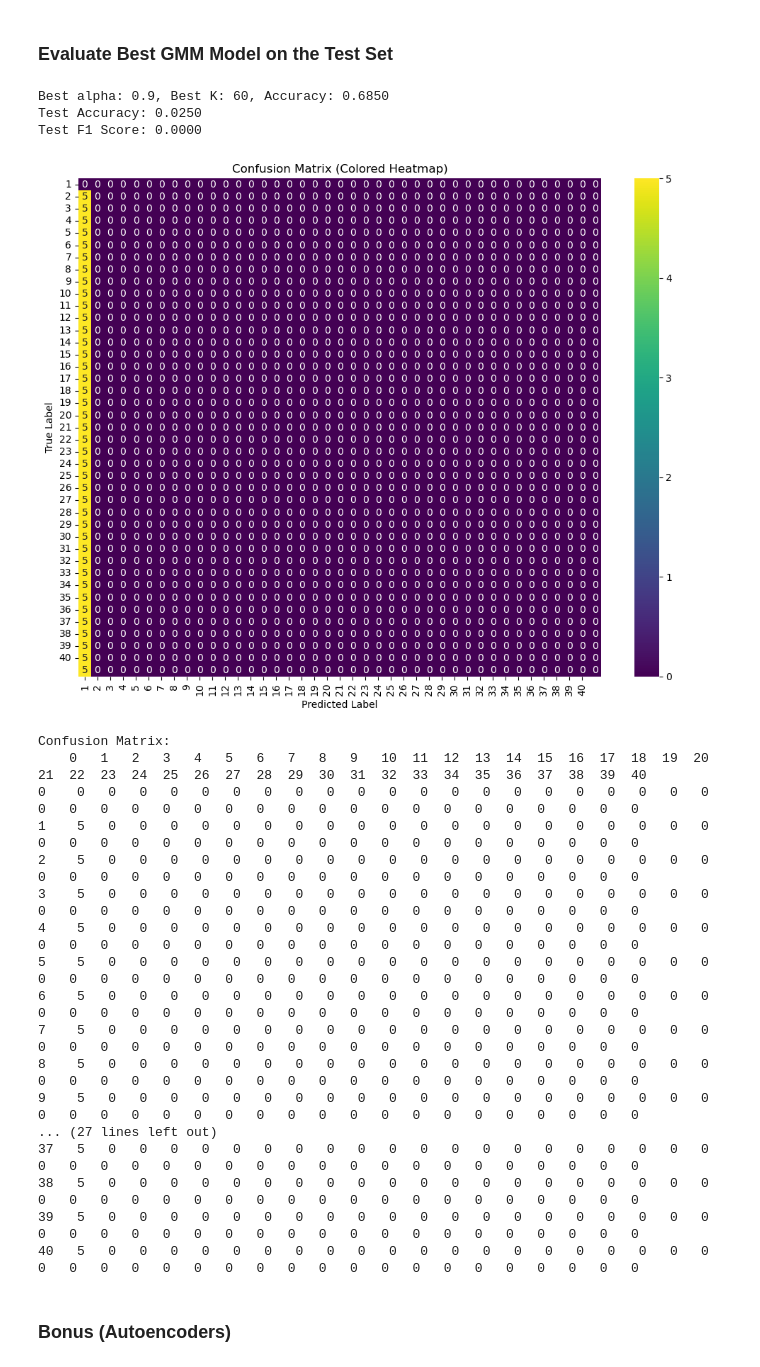
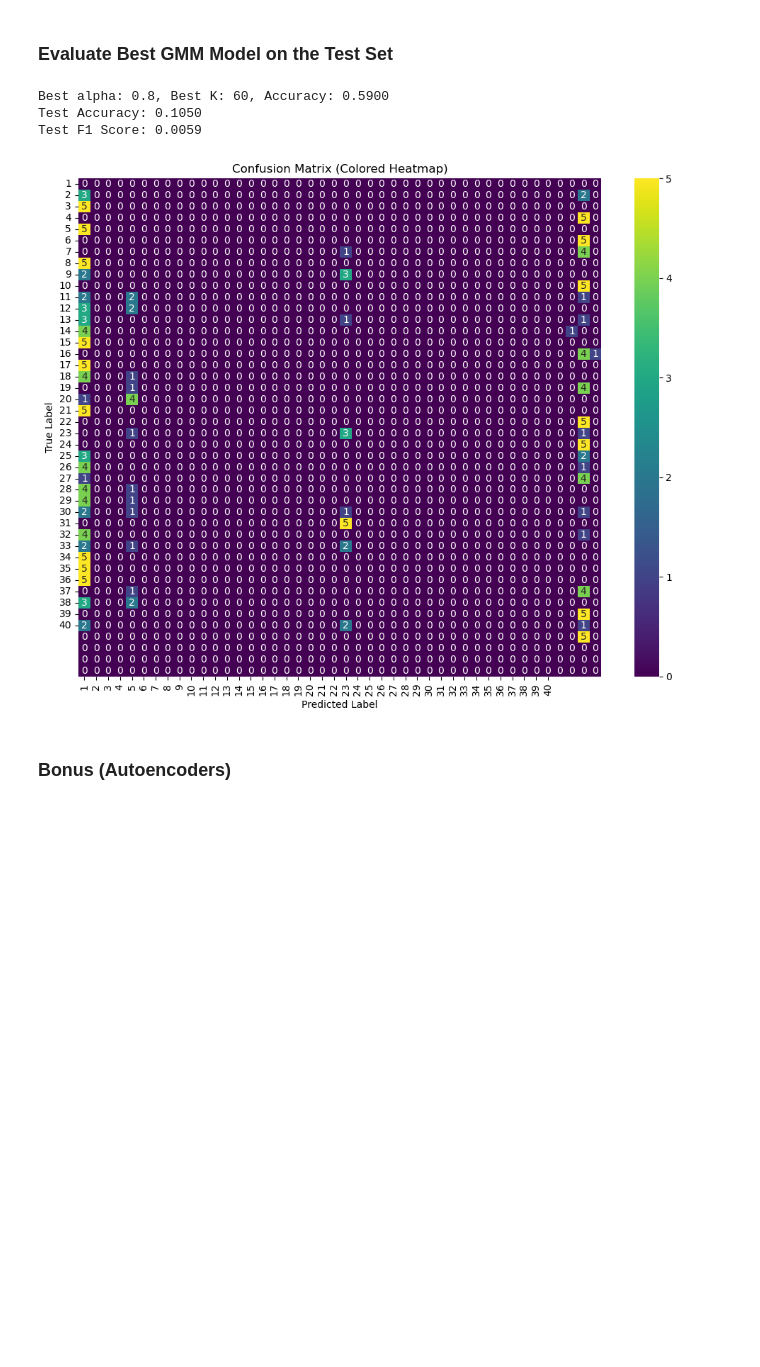
Before and after one commit to ranimeshehata/Face-Recognition, a Jupyter notebook: Face-Recognition.ipynb, the cells around one changed output. Saved outputs shown, nothing was run; the diff lists cells and outputs as text; code cells hidden in the pictures; blank space fills up the shorter version.

```diff
--- a/Face-Recognition.ipynb
+++ b/Face-Recognition.ipynb
@@ -426,33 +434,36 @@ class GMM:
 # %% [markdown]
 ### GMM Clustering Evaluation
 # %%
-from sklearn.mixture import GaussianMixture
+from scipy.optimize import linear_sum_assignment
 from sklearn.metrics import f1_score, confusion_matrix
-import seaborn as sns
-import matplotlib.pyplot as plt
-import pandas as pd
-from scipy.optimize import linear_sum_assignment
 
 def gmm_clustering_accuracy(y_true, y_pred):
     """Compute clustering accuracy using the Hungarian algorithm"""
-    D = max(y_pred.max(), y_true.max()) + 1
-    cost = np.zeros((D, D), dtype=int)
+    D = max(y_true.max(), y_pred.max()) + 1
+    cost_matrix = np.zeros((D, D), dtype=np.int64)
 
-    for i in range(len(y_pred)):
-        cost[y_pred[i], y_true[i]] += 1
+    for i in range(len(y_true)):
+        cost_matrix[y_pred[i], y_true[i]] += 1
 
-    row_ind, col_ind = linear_sum_assignment(cost.max() - cost)
-    total_correct = sum(cost[i, j] for i, j in zip(row_ind, col_ind))
+    row_ind, col_ind = linear_sum_assignment(cost_matrix.max() - cost_matrix)
+    total_correct = sum(cost_matrix[i, j] for i, j in zip(row_ind, col_ind))
 
-    return total_correct / len(y_pred)
+    return total_correct / len(y_true)
 # %% [markdown]
 ### Run GMM for different alpha and K
 # %%
-np.random.seed(42)  # Only once globally
+# Normalize the data
+from sklearn.mixture import GaussianMixture
+from sklearn.preprocessing import StandardScaler
+scaler = StandardScaler()
+D_train_scaled = scaler.fit_transform(D_train)
+D_test_scaled = scaler.transform(D_test)
+
+# np.random.seed(42)
 
 results_gmm = []
 for alpha in [0.8, 0.85, 0.9, 0.95]:
-    pca_instance = PCA(D_train, D_test, y_train, y_test)
+    pca_instance = PCA(D_train_scaled, D_test_scaled, y_train, y_test)
     reduced_data, eigvecs = pca_instance.project(alpha)
 
     for K in [20, 40, 60]:
@@ -512,8 +523,10 @@ plt.show()
 # %% [markdown]
 ### Evaluate Best GMM Model on the Test Set
 # %%
+from sklearn.mixture import GaussianMixture
+
 # best alpha, K, and accuracy
-best_alpha, best_K, _ = max(results_gmm, key=lambda x: x[2])
+best_alpha, best_K, best_acc = max(results_gmm, key=lambda x: x[2])
 print(f"Best alpha: {best_alpha}, Best K: {best_K}, Accuracy: {best_acc:.4f}")
 
 
@@ -525,57 +538,40 @@ test_proj = D_test_centered @ eigvecs
 
 # fit the best GMM model on the train set
 train_proj, _ = pca.project(best_alpha)
 gmm_best = GMM(n_components=best_K)
 gmm_best.fit(train_proj)
 
 y_pred_test = gmm_best.predict(test_proj)
 
 # clustering accuracy
 acc = gmm_clustering_accuracy(pca.y_test, y_pred_test)
 print(f"Test Accuracy: {acc:.4f}")
 
 # F1 Score
 f1 = f1_score(pca.y_test, y_pred_test, average='macro')
 print(f"Test F1 Score: {f1:.4f}")
 
 # Confusion Matrix
 cm = confusion_matrix(pca.y_test, y_pred_test)
 
 plt.figure(figsize=(10, 8))
 sns.heatmap(cm, annot=True, fmt='d', cmap='viridis', cbar=True,
             xticklabels=np.unique(pca.y_test),
             yticklabels=np.unique(pca.y_test))
 plt.title("Confusion Matrix (Colored Heatmap)")
 plt.xlabel("Predicted Label")
 plt.ylabel("True Label")
 plt.tight_layout()
 plt.show()
 
-print("Confusion Matrix:")
-df = pd.DataFrame(cm)
-print(df.to_string())
+# print("Confusion Matrix:")
+# df = pd.DataFrame(cm)
+# print(df.to_string())
 # %% [output]
-Best alpha: 0.9, Best K: 60, Accuracy: 0.6850
-Test Accuracy: 0.0250
-Test F1 Score: 0.0000
+Best alpha: 0.8, Best K: 60, Accuracy: 0.5900
+Test Accuracy: 0.1050
+Test F1 Score: 0.0059
-[figure, old version]
+[figure, new version]
-Confusion Matrix:
-    0   1   2   3   4   5   6   7   8   9   10  11  12  13  14  15  16  17  18  19  20  21  22  23  24  25  26  27  28  29  30  31  32  33  34  35  36  37  38  39  40
-0    0   0   0   0   0   0   0   0   0   0   0   0   0   0   0   0   0   0   0   0   0   0   0   0   0   0   0   0   0   0   0   0   0   0   0   0   0   0   0   0   0
-1    5   0   0   0   0   0   0   0   0   0   0   0   0   0   0   0   0   0   0   0   0   0   0   0   0   0   0   0   0   0   0   0   0   0   0   0   0   0   0   0   0
-2    5   0   0   0   0   0   0   0   0   0   0   0   0   0   0   0   0   0   0   0   0   0   0   0   0   0   0   0   0   0   0   0   0   0   0   0   0   0   0   0   0
-3    5   0   0   0   0   0   0   0   0   0   0   0   0   0   0   0   0   0   0   0   0   0   0   0   0   0   0   0   0   0   0   0   0   0   0   0   0   0   0   0   0
-4    5   0   0   0   0   0   0   0   0   0   0   0   0   0   0   0   0   0   0   0   0   0   0   0   0   0   0   0   0   0   0   0   0   0   0   0   0   0   0   0   0
-5    5   0   0   0   0   0   0   0   0   0   0   0   0   0   0   0   0   0   0   0   0   0   0   0   0   0   0   0   0   0   0   0   0   0   0   0   0   0   0   0   0
-6    5   0   0   0   0   0   0   0   0   0   0   0   0   0   0   0   0   0   0   0   0   0   0   0   0   0   0   0   0   0   0   0   0   0   0   0   0   0   0   0   0
-7    5   0   0   0   0   0   0   0   0   0   0   0   0   0   0   0   0   0   0   0   0   0   0   0   0   0   0   0   0   0   0   0   0   0   0   0   0   0   0   0   0
-8    5   0   0   0   0   0   0   0   0   0   0   0   0   0   0   0   0   0   0   0   0   0   0   0   0   0   0   0   0   0   0   0   0   0   0   0   0   0   0   0   0
-9    5   0   0   0   0   0   0   0   0   0   0   0   0   0   0   0   0   0   0   0   0   0   0   0   0   0   0   0   0   0   0   0   0   0   0   0   0   0   0   0   0
-... (27 lines left out)
-37   5   0   0   0   0   0   0   0   0   0   0   0   0   0   0   0   0   0   0   0   0   0   0   0   0   0   0   0   0   0   0   0   0   0   0   0   0   0   0   0   0
-38   5   0   0   0   0   0   0   0   0   0   0   0   0   0   0   0   0   0   0   0   0   0   0   0   0   0   0   0   0   0   0   0   0   0   0   0   0   0   0   0   0
-39   5   0   0   0   0   0   0   0   0   0   0   0   0   0   0   0   0   0   0   0   0   0   0   0   0   0   0   0   0   0   0   0   0   0   0   0   0   0   0   0   0
-40   5   0   0   0   0   0   0   0   0   0   0   0   0   0   0   0   0   0   0   0   0   0   0   0   0   0   0   0   0   0   0   0   0   0   0   0   0   0   0   0   0
 # %% [markdown]
 ### Bonus (Autoencoders)
 # %%
```
Also changed, not shown: parts of 11 cells of this notebook.
